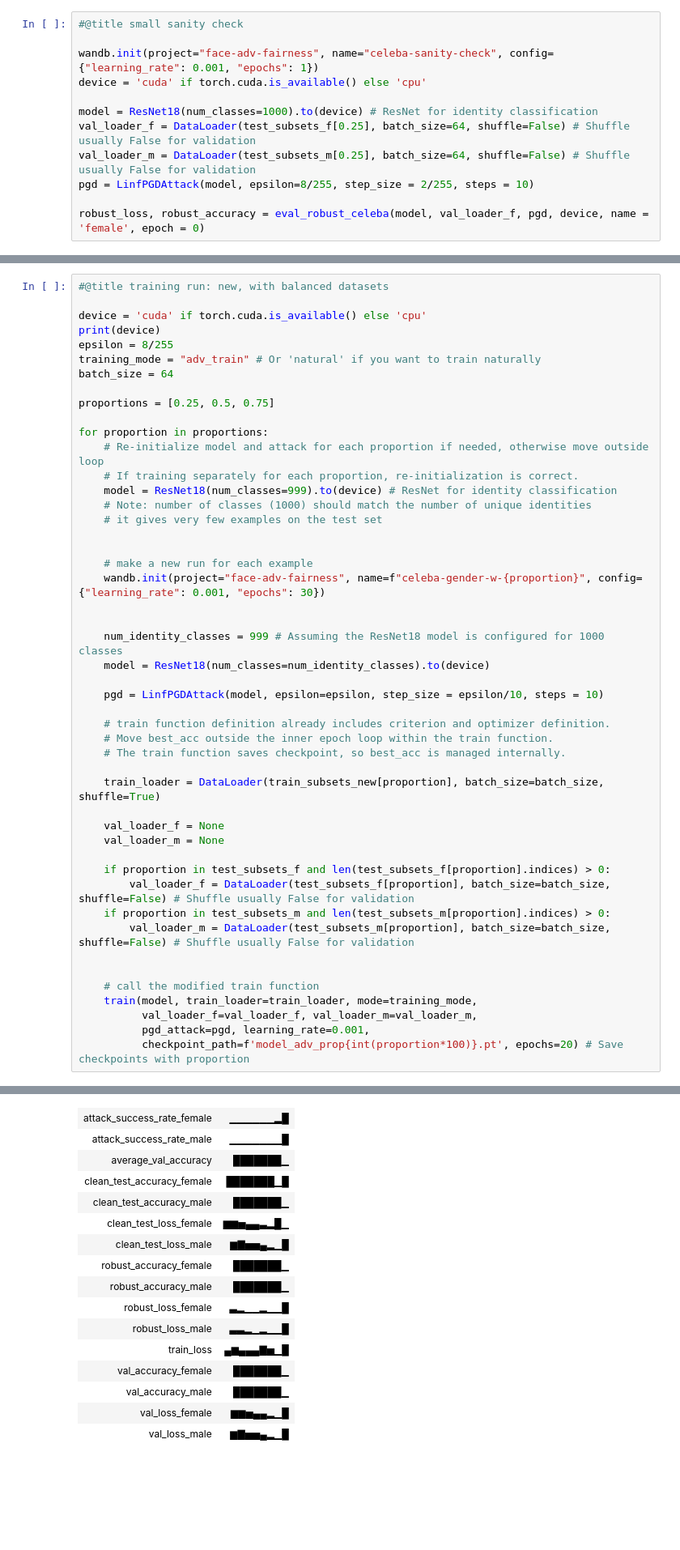
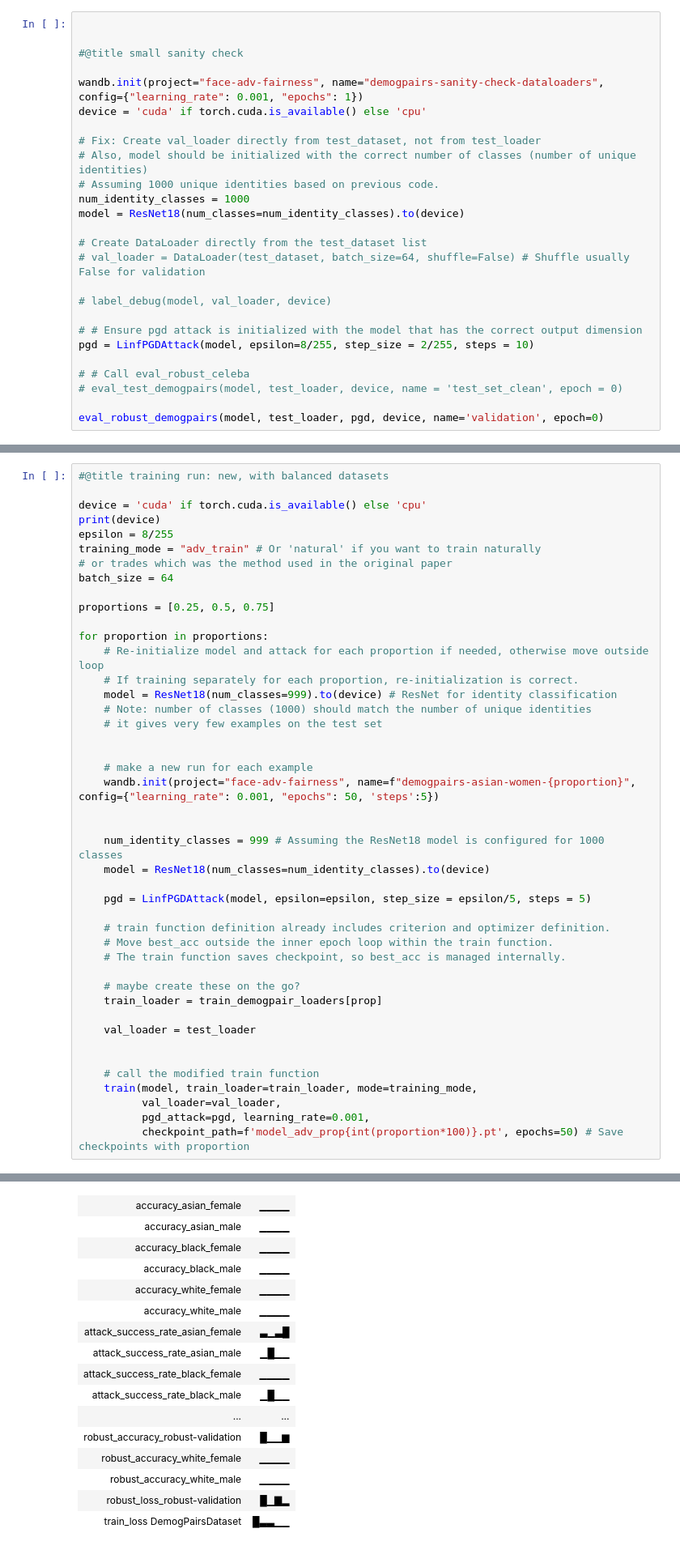
Before and after one commit to taweener11/darkSideUnmasked, a Jupyter notebook: wip_demogpairs.ipynb, the cells around one changed output, grey strips where cells are left out. Shown at 81% size. Cells and saved outputs as stored; diff of their text form; blank space fills up the shorter version.

```diff
--- a/wip_demogpairs.ipynb
+++ b/wip_demogpairs.ipynb
@@ -1025,12 +1476,26 @@ def eval_robust_celeba(model, dataloader, pgd_attack, device, name, epoch):
 # %%
+
+
 #@title small sanity check
 
-wandb.init(project="face-adv-fairness", name="celeba-sanity-check", config={"learning_rate": 0.001, "epochs": 1})
+wandb.init(project="face-adv-fairness", name="demogpairs-sanity-check-dataloaders", config={"learning_rate": 0.001, "epochs": 1})
 device = 'cuda' if torch.cuda.is_available() else 'cpu'
 
-model = ResNet18(num_classes=1000).to(device) # ResNet for identity classification
-val_loader_f = DataLoader(test_subsets_f[0.25], batch_size=64, shuffle=False) # Shuffle usually False for validation
-val_loader_m = DataLoader(test_subsets_m[0.25], batch_size=64, shuffle=False) # Shuffle usually False for validation
+# Fix: Create val_loader directly from test_dataset, not from test_loader
+# Also, model should be initialized with the correct number of classes (number of unique identities)
+# Assuming 1000 unique identities based on previous code.
+num_identity_classes = 1000
+model = ResNet18(num_classes=num_identity_classes).to(device)
+
+# Create DataLoader directly from the test_dataset list
+# val_loader = DataLoader(test_dataset, batch_size=64, shuffle=False) # Shuffle usually False for validation
+
+# label_debug(model, val_loader, device)
+
+# # Ensure pgd attack is initialized with the model that has the correct output dimension
 pgd = LinfPGDAttack(model, epsilon=8/255, step_size = 2/255, steps = 10)
 
-robust_loss, robust_accuracy = eval_robust_celeba(model, val_loader_f, pgd, device, name = 'female', epoch = 0)
+# # Call eval_robust_celeba
+# eval_test_demogpairs(model, test_loader, device, name = 'test_set_clean', epoch = 0)
+
+eval_robust_demogpairs(model, test_loader, pgd, device, name='validation', epoch=0)
@@ -1353,6 +1649,7 @@ device = 'cuda' if torch.cuda.is_available() else 'cpu'
 print(device)
 epsilon = 8/255
 training_mode = "adv_train" # Or 'natural' if you want to train naturally
+# or trades which was the method used in the original paper
 batch_size = 64
 
 proportions = [0.25, 0.5, 0.75]
@@ -1360,59 +1657,54 @@ proportions = [0.25, 0.5, 0.75]
 for proportion in proportions:
     # Re-initialize model and attack for each proportion if needed, otherwise move outside loop
     # If training separately for each proportion, re-initialization is correct.
     model = ResNet18(num_classes=999).to(device) # ResNet for identity classification
     # Note: number of classes (1000) should match the number of unique identities
     # it gives very few examples on the test set
 
 
     # make a new run for each example
-    wandb.init(project="face-adv-fairness", name=f"celeba-gender-w-{proportion}", config={"learning_rate": 0.001, "epochs": 30})
+    wandb.init(project="face-adv-fairness", name=f"demogpairs-asian-women-{proportion}", config={"learning_rate": 0.001, "epochs": 50, 'steps':5})
 
 
     num_identity_classes = 999 # Assuming the ResNet18 model is configured for 1000 classes
     model = ResNet18(num_classes=num_identity_classes).to(device)
 
-    pgd = LinfPGDAttack(model, epsilon=epsilon, step_size = epsilon/10, steps = 10)
+    pgd = LinfPGDAttack(model, epsilon=epsilon, step_size = epsilon/5, steps = 5)
 
     # train function definition already includes criterion and optimizer definition.
     # Move best_acc outside the inner epoch loop within the train function.
     # The train function saves checkpoint, so best_acc is managed internally.
 
-    train_loader = DataLoader(train_subsets_new[proportion], batch_size=batch_size, shuffle=True)
+    # maybe create these on the go?
+    train_loader = train_demogpair_loaders[prop]
 
-    val_loader_f = None
-    val_loader_m = None
-
-    if proportion in test_subsets_f and len(test_subsets_f[proportion].indices) > 0:
-        val_loader_f = DataLoader(test_subsets_f[proportion], batch_size=batch_size, shuffle=False) # Shuffle usually False for validation
-    if proportion in test_subsets_m and len(test_subsets_m[proportion].indices) > 0:
-        val_loader_m = DataLoader(test_subsets_m[proportion], batch_size=batch_size, shuffle=False) # Shuffle usually False for validation
+    val_loader = test_loader
 
 
     # call the modified train function
     train(model, train_loader=train_loader, mode=training_mode,
-          val_loader_f=val_loader_f, val_loader_m=val_loader_m,
+          val_loader=val_loader,
           pgd_attack=pgd, learning_rate=0.001,
-          checkpoint_path=f'model_adv_prop{int(proportion*100)}.pt', epochs=20) # Save checkpoints with proportion
+          checkpoint_path=f'model_adv_prop{int(proportion*100)}.pt', epochs=50) # Save checkpoints with proportion
 # %% [output]
 cuda
 Finishing previous runs because reinit is set to 'default'.
 [interactive output not drawn]
 Run history:
-| attack_success_rate_female | ▁▁▁▁▁▁▂█ |
-| attack_success_rate_male | ▁▁▁▁▁▁▁█ |
-| average_val_accuracy | ███████▁ |
-| clean_test_accuracy_female | ███████▁█ |
-| clean_test_accuracy_male | ███████▁ |
-| clean_test_loss_female | ▆▆▅▄▄▃▂█▁ |
-| clean_test_loss_male | ▆▇▅▅▄▂▁█ |
-| robust_accuracy_female | ███████▁ |
-| robust_accuracy_male | ███████▁ |
-| robust_loss_female | ▃▂▁▁▂▁▁█ |
-| robust_loss_male | ▃▃▂▁▂▁▁█ |
-| train_loss | ▄▆▄▄▄▇▅▁█ |
-| val_accuracy_female | ███████▁ |
-| val_accuracy_male | ███████▁ |
-| val_loss_female | ▆▆▅▄▄▂▁█ |
-| val_loss_male | ▆▇▅▅▄▂▁█ |
+| accuracy_asian_female | ▁▁▁▁ |
+| accuracy_asian_male | ▁▁▁▁ |
+| accuracy_black_female | ▁▁▁▁ |
+| accuracy_black_male | ▁▁▁▁ |
+| accuracy_white_female | ▁▁▁▁ |
+| accuracy_white_male | ▁▁▁▁ |
+| attack_success_rate_asian_female | ▃▁▃█ |
+| attack_success_rate_asian_male | ▁█▁▁ |
+| attack_success_rate_black_female | ▁▁▁▁ |
+| attack_success_rate_black_male | ▁█▁▁ |
+| ... | ... |
+| robust_accuracy_robust-validation | █▁▁▆ |
+| robust_accuracy_white_female | ▁▁▁▁ |
+| robust_accuracy_white_male | ▁▁▁▁ |
+| robust_loss_robust-validation | █▁▇▂ |
+| train_loss DemogPairsDataset | █▃▃▁▁ |
 Run summary:
```
Also changed, not shown: parts of 20 cells of this notebook.
